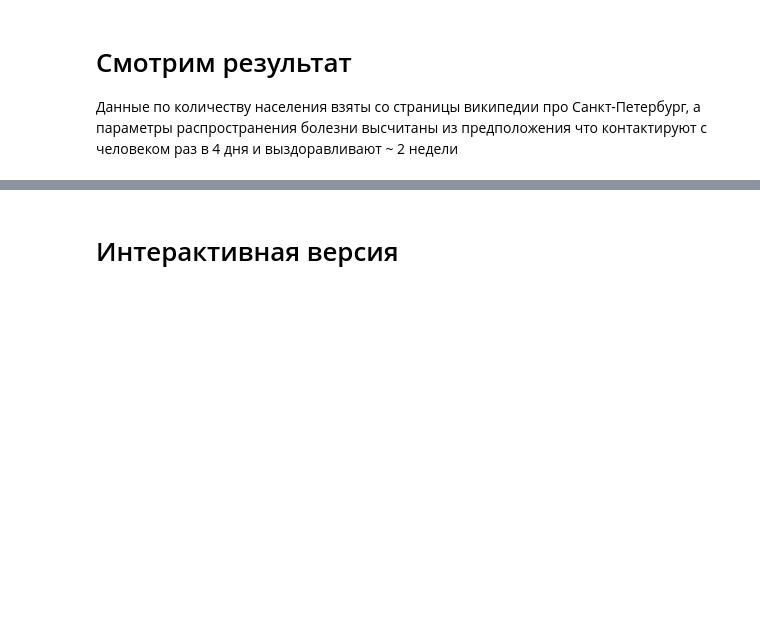
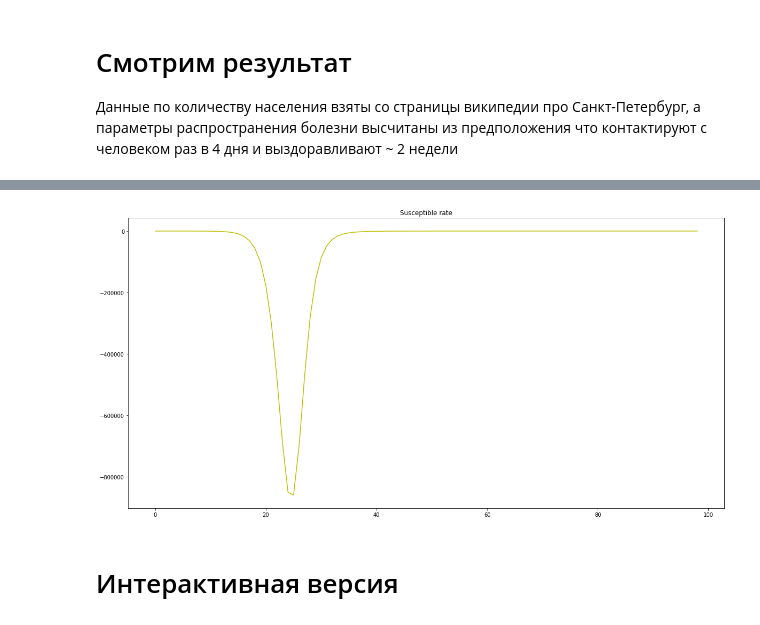
Before and after one commit to WhiteSpirt25/TextClassification, a Jupyter notebook: SIR.ipynb, the cells around one changed output, grey strips where cells are left out. Drawn from its saved outputs; the diff is of its cells as text; code cells hidden in the pictures; blank space fills up the shorter version.

```diff
--- a/SIR.ipynb
+++ b/SIR.ipynb
@@ -50,3 +74,10 @@ plt.legend()
+# %%
+plt.title("Susceptible rate")
+ds = np.diff(res[3])
+plt.plot(res[0][:99],ds,'y')
+plt.show()
+# %% [output]
+[figure, added]
 # %% [markdown]
 # Интерактивная версия
 # %%
```
Also changed, not shown: parts of 5 cells of this notebook.
